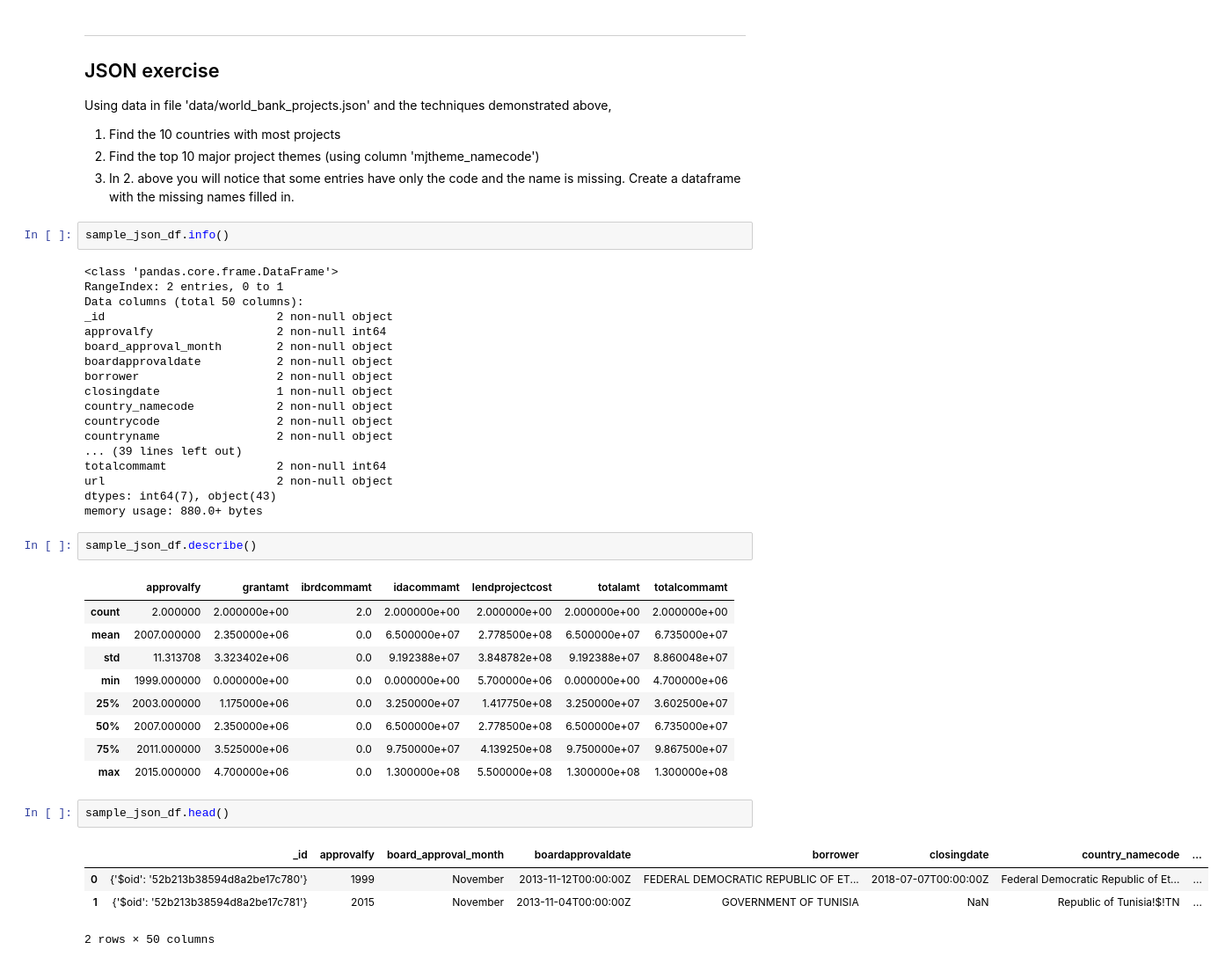
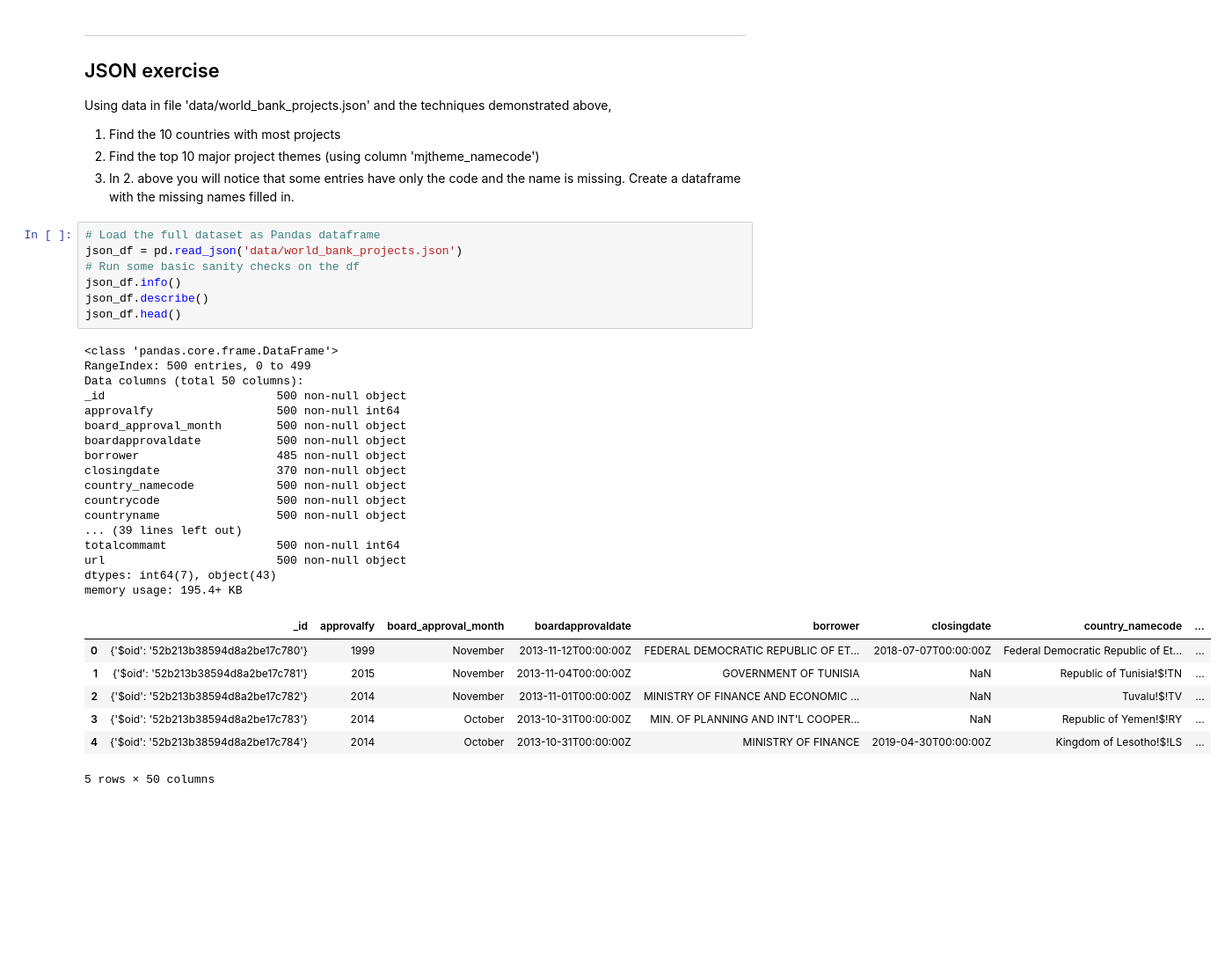
Before and after one commit to cruzer42/MiniProject1, a Jupyter notebook: JSON-Exercise/sliderule_dsi_json_exercise.ipynb, the cells around one changed output. Shown at 88% size. Cells and saved outputs as stored; diff of their text form; blank space fills up the shorter version.

```diff
--- a/JSON-Exercise/sliderule_dsi_json_exercise.ipynb
+++ b/JSON-Exercise/sliderule_dsi_json_exercise.ipynb
@@ -98,42 +98,35 @@ Using data in file 'data/world_bank_projects.json' and the techniques demonstrat
 1. Find the 10 countries with most projects
 2. Find the top 10 major project themes (using column 'mjtheme_namecode')
 3. In 2. above you will notice that some entries have only the code and the name is missing. Create a dataframe with the missing names filled in.
-# %%
-sample_json_df.info()
-# %% [output]
-<class 'pandas.core.frame.DataFrame'>
-RangeIndex: 2 entries, 0 to 1
-Data columns (total 50 columns):
-_id                         2 non-null object
-approvalfy                  2 non-null int64
-board_approval_month        2 non-null object
-boardapprovaldate           2 non-null object
-borrower                    2 non-null object
-closingdate                 1 non-null object
-country_namecode            2 non-null object
-countrycode                 2 non-null object
-countryname                 2 non-null object
-... (39 lines left out)
-totalcommamt                2 non-null int64
-url                         2 non-null object
-dtypes: int64(7), object(43)
-memory usage: 880.0+ bytes
-# %%
-sample_json_df.describe()
-# %% [output]
-|  | approvalfy | grantamt | ibrdcommamt | idacommamt | lendprojectcost | totalamt | totalcommamt |
-| count | 2.000000 | 2.000000e+00 | 2.0 | 2.000000e+00 | 2.000000e+00 | 2.000000e+00 | 2.000000e+00 |
-| mean | 2007.000000 | 2.350000e+06 | 0.0 | 6.500000e+07 | 2.778500e+08 | 6.500000e+07 | 6.735000e+07 |
-| std | 11.313708 | 3.323402e+06 | 0.0 | 9.192388e+07 | 3.848782e+08 | 9.192388e+07 | 8.860048e+07 |
-| min | 1999.000000 | 0.000000e+00 | 0.0 | 0.000000e+00 | 5.700000e+06 | 0.000000e+00 | 4.700000e+06 |
-| 25% | 2003.000000 | 1.175000e+06 | 0.0 | 3.250000e+07 | 1.417750e+08 | 3.250000e+07 | 3.602500e+07 |
-| 50% | 2007.000000 | 2.350000e+06 | 0.0 | 6.500000e+07 | 2.778500e+08 | 6.500000e+07 | 6.735000e+07 |
-| 75% | 2011.000000 | 3.525000e+06 | 0.0 | 9.750000e+07 | 4.139250e+08 | 9.750000e+07 | 9.867500e+07 |
-| max | 2015.000000 | 4.700000e+06 | 0.0 | 1.300000e+08 | 5.500000e+08 | 1.300000e+08 | 1.300000e+08 |
-# %%
-sample_json_df.head()
-# %% [output]
-|  | _id | approvalfy | board_approval_month | boardapprovaldate | borrower | closingdate | country_namecode | ... |
-| 0 | {'$oid': '52b213b38594d8a2be17c780'} | 1999 | November | 2013-11-12T00:00:00Z | FEDERAL DEMOCRATIC REPUBLIC OF ET... | 2018-07-07T00:00:00Z | Federal Democratic Republic of Et... | ... |
-| 1 | {'$oid': '52b213b38594d8a2be17c781'} | 2015 | November | 2013-11-04T00:00:00Z | GOVERNMENT OF TUNISIA | NaN | Republic of Tunisia!$!TN | ... |
-2 rows × 50 columns
+# %%
+# Load the full dataset as Pandas dataframe
+json_df = pd.read_json('data/world_bank_projects.json')
+# Run some basic sanity checks on the df
+json_df.info()
+json_df.describe()
+json_df.head()
+# %% [output]
+<class 'pandas.core.frame.DataFrame'>
+RangeIndex: 500 entries, 0 to 499
+Data columns (total 50 columns):
+_id                         500 non-null object
+approvalfy                  500 non-null int64
+board_approval_month        500 non-null object
+boardapprovaldate           500 non-null object
+borrower                    485 non-null object
+closingdate                 370 non-null object
+country_namecode            500 non-null object
+countrycode                 500 non-null object
+countryname                 500 non-null object
+... (39 lines left out)
+totalcommamt                500 non-null int64
+url                         500 non-null object
+dtypes: int64(7), object(43)
+memory usage: 195.4+ KB
+|  | _id | approvalfy | board_approval_month | boardapprovaldate | borrower | closingdate | country_namecode | ... |
+| 0 | {'$oid': '52b213b38594d8a2be17c780'} | 1999 | November | 2013-11-12T00:00:00Z | FEDERAL DEMOCRATIC REPUBLIC OF ET... | 2018-07-07T00:00:00Z | Federal Democratic Republic of Et... | ... |
+| 1 | {'$oid': '52b213b38594d8a2be17c781'} | 2015 | November | 2013-11-04T00:00:00Z | GOVERNMENT OF TUNISIA | NaN | Republic of Tunisia!$!TN | ... |
+| 2 | {'$oid': '52b213b38594d8a2be17c782'} | 2014 | November | 2013-11-01T00:00:00Z | MINISTRY OF FINANCE AND ECONOMIC ... | NaN | Tuvalu!$!TV | ... |
+| 3 | {'$oid': '52b213b38594d8a2be17c783'} | 2014 | October | 2013-10-31T00:00:00Z | MIN. OF PLANNING AND INT'L COOPER... | NaN | Republic of Yemen!$!RY | ... |
+| 4 | {'$oid': '52b213b38594d8a2be17c784'} | 2014 | October | 2013-10-31T00:00:00Z | MINISTRY OF FINANCE | 2019-04-30T00:00:00Z | Kingdom of Lesotho!$!LS | ... |
+5 rows × 50 columns
```
Also changed, not shown: parts of 8 cells of this notebook.
